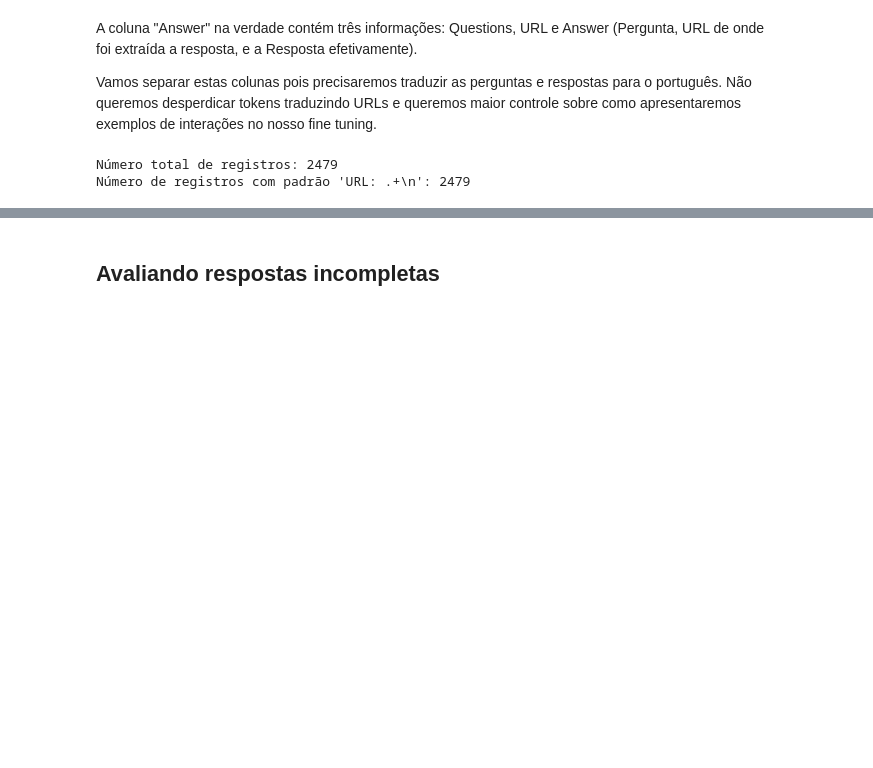
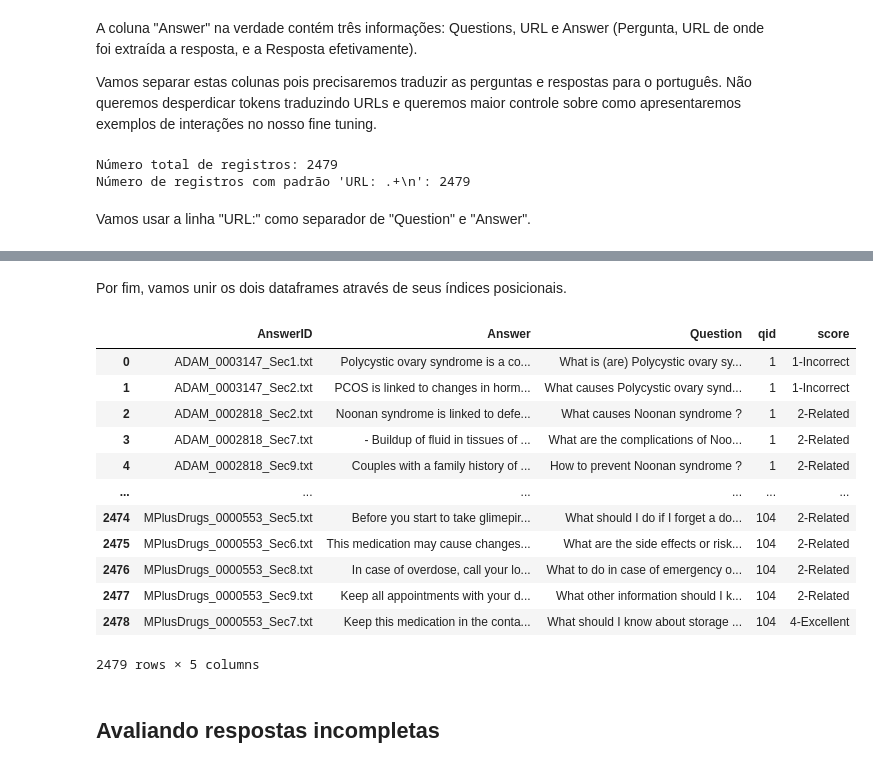
Before and after one commit to leanseefeld/8iadt-tc-fase3-assistente-medico, a Jupyter notebook: llm/fine-tuning/data-prep.ipynb, the cells around one changed output, grey strips where cells are left out. Drawn from its saved outputs; the diff is of its cells as text; code cells hidden in the pictures; blank space fills up the shorter version.

```diff
--- a/llm/fine-tuning/data-prep.ipynb
+++ b/llm/fine-tuning/data-prep.ipynb
@@ -74,6 +94,8 @@ assert total_records == matching_records
 # %% [output]
 Número total de registros: 2479
 Número de registros com padrão 'URL: .+\n': 2479
+# %% [markdown]
+Vamos usar a linha "URL:" como separador de "Question" e "Answer".
 # %%
 # Confirmado; procedendo usando a linha da URL como separador.
 
@@ -91,6 +113,28 @@ df_qa.head()
 | 2 | ADAM_0002818_Sec2.txt | Noonan syndrome is linked to defe... | Question: What causes Noonan synd... | What causes Noonan syndrome ? |
 | 3 | ADAM_0002818_Sec7.txt | - Buildup of fluid in tissues of ... | Question: What are the complicati... | What are the complications of Noo... |
 | 4 | ADAM_0002818_Sec9.txt | Couples with a family history of ... | Question: How to prevent Noonan s... | How to prevent Noonan syndrome ? |
+# %% [markdown]
+Por fim, vamos unir os dois dataframes através de seus índices posicionais.
+# %%
+merged_df = df_qa.copy()
+merged_df[df.columns] = df
+merged_df.drop(columns=["docid", "Original_QA"], inplace=True)
+
+merged_df
+# %% [output]
+|  | AnswerID | Answer | Question | qid | score |
+| 0 | ADAM_0003147_Sec1.txt | Polycystic ovary syndrome is a co... | What is (are) Polycystic ovary sy... | 1 | 1-Incorrect |
+| 1 | ADAM_0003147_Sec2.txt | PCOS is linked to changes in horm... | What causes Polycystic ovary synd... | 1 | 1-Incorrect |
+| 2 | ADAM_0002818_Sec2.txt | Noonan syndrome is linked to defe... | What causes Noonan syndrome ? | 1 | 2-Related |
+| 3 | ADAM_0002818_Sec7.txt | - Buildup of fluid in tissues of ... | What are the complications of Noo... | 1 | 2-Related |
+| 4 | ADAM_0002818_Sec9.txt | Couples with a family history of ... | How to prevent Noonan syndrome ? | 1 | 2-Related |
+| ... | ... | ... | ... | ... | ... |
+| 2474 | MPlusDrugs_0000553_Sec5.txt | Before you start to take glimepir... | What should I do if I forget a do... | 104 | 2-Related |
+| 2475 | MPlusDrugs_0000553_Sec6.txt | This medication may cause changes... | What are the side effects or risk... | 104 | 2-Related |
+| 2476 | MPlusDrugs_0000553_Sec8.txt | In case of overdose, call your lo... | What to do in case of emergency o... | 104 | 2-Related |
+| 2477 | MPlusDrugs_0000553_Sec9.txt | Keep all appointments with your d... | What other information should I k... | 104 | 2-Related |
+| 2478 | MPlusDrugs_0000553_Sec7.txt | Keep this medication in the conta... | What should I know about storage ... | 104 | 4-Excellent |
+2479 rows × 5 columns
 # %% [markdown]
 ## Avaliando respostas incompletas
 # %% [markdown]
```
Also changed, not shown: parts of 22 cells of this notebook.
